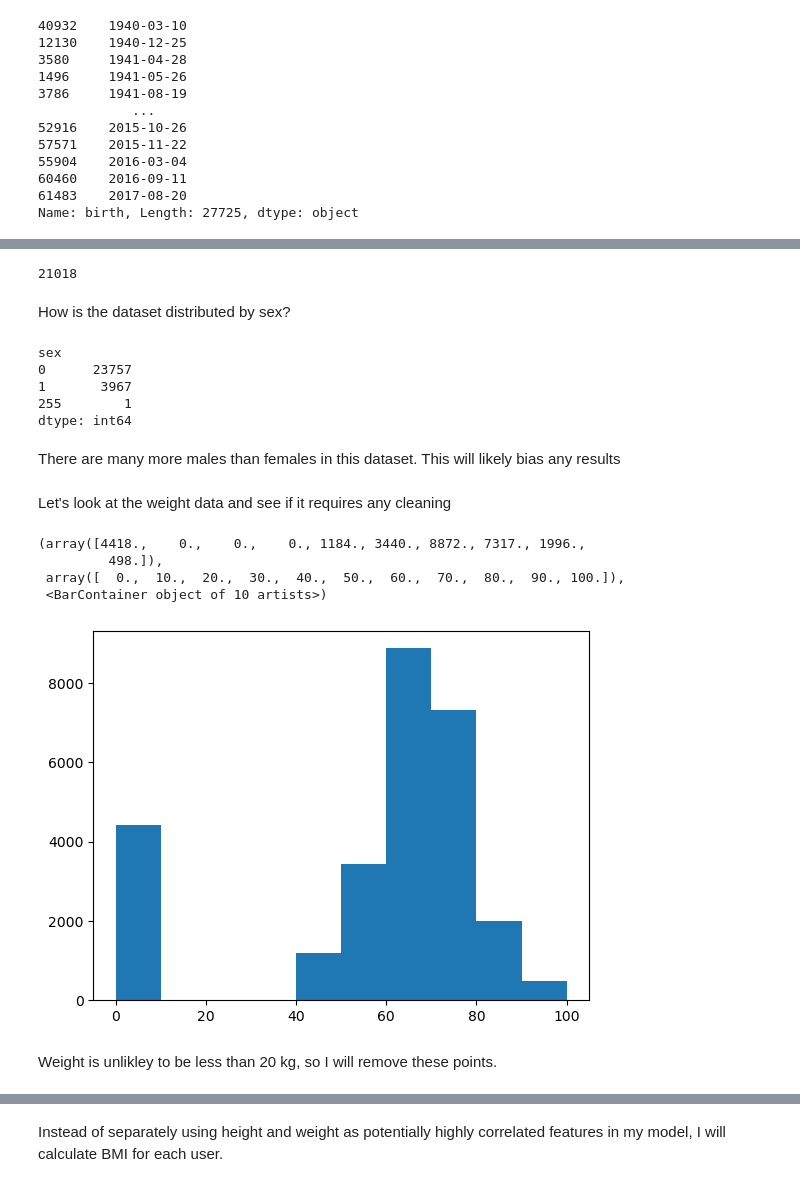
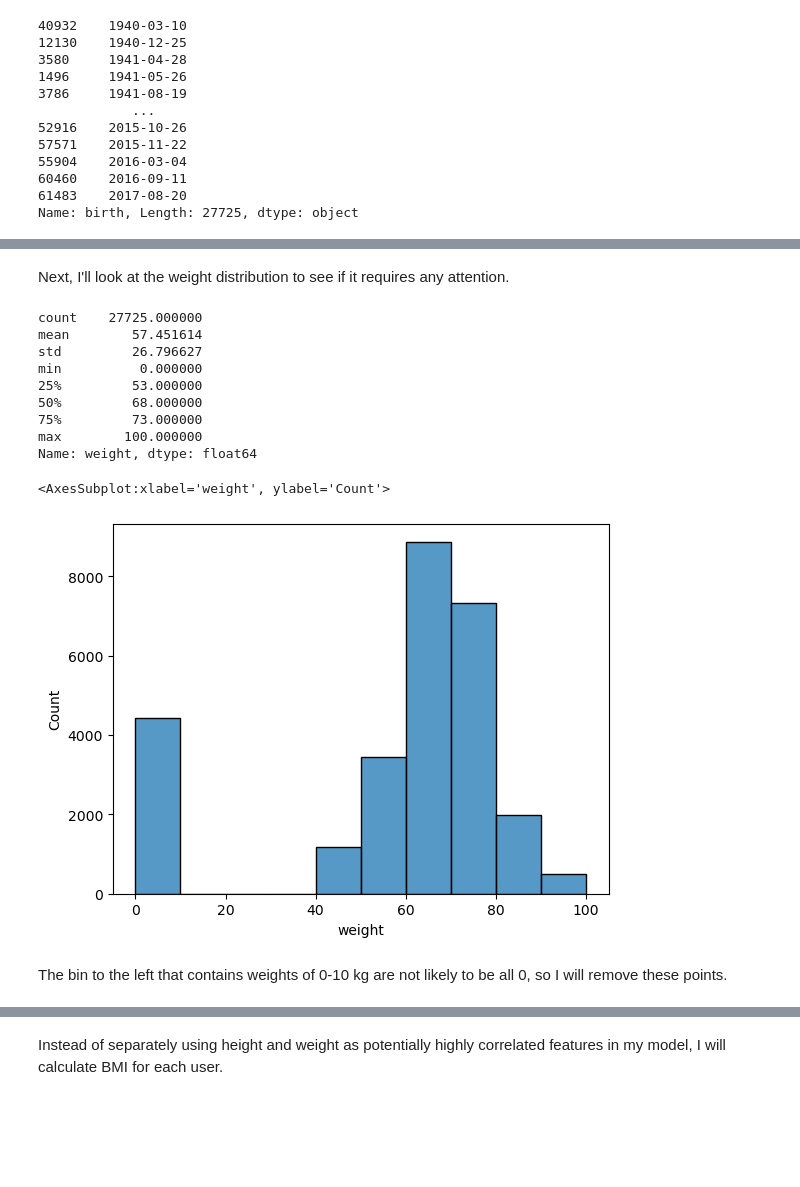
Before and after one commit to bensparklin/predicting-rock-climbing-ability, a Jupyter notebook: climbing_data/climbing.ipynb, the cells around one changed output, grey strips where cells are left out. Saved outputs shown, nothing was run; the diff lists cells and outputs as text; code cells hidden in the pictures; blank space fills up the shorter version.

```diff
--- a/climbing_data/climbing.ipynb
+++ b/climbing_data/climbing.ipynb
@@ -156,31 +203,21 @@ How many unique users are there?
-# %%
-user_clean['id'].nunique()
-# %% [output]
-21018
-# %% [markdown]
-How is the dataset distributed by sex?
-# %%
-user_clean.groupby('sex').size()
-# %% [output]
-sex
-0      23757
-1       3967
-255        1
-dtype: int64
-# %% [markdown]
-There are many more males than females in this dataset.
-This will likely bias any results
 # %% [markdown]
-Let's look at the weight data and see if it requires any cleaning
+Next, I'll look at the weight distribution to see if it requires any attention.
 # %%
-plt.hist(user_clean['weight'])
+user_clean['weight'].describe()
+sns.histplot(user_clean['weight'], bins=10)
 # %% [output]
-(array([4418.,    0.,    0.,    0., 1184., 3440., 8872., 7317., 1996.,
-         498.]),
- array([  0.,  10.,  20.,  30.,  40.,  50.,  60.,  70.,  80.,  90., 100.]),
- <BarContainer object of 10 artists>)
+count    27725.000000
+mean        57.451614
+std         26.796627
+min          0.000000
+25%         53.000000
+50%         68.000000
+75%         73.000000
+max        100.000000
+Name: weight, dtype: float64
+<AxesSubplot:xlabel='weight', ylabel='Count'>
-[figure, old version]
+[figure, new version]
 # %% [markdown]
-Weight is unlikley to be less than 20 kg, so I will remove these points.
+The bin to the left that contains weights of 0-10 kg are not likely to be all 0, so I will remove these points.
 # %%
 user_clean = user_clean[user_clean['weight'] > 20]
```
Also changed, not shown: parts of 74 cells of this notebook.
